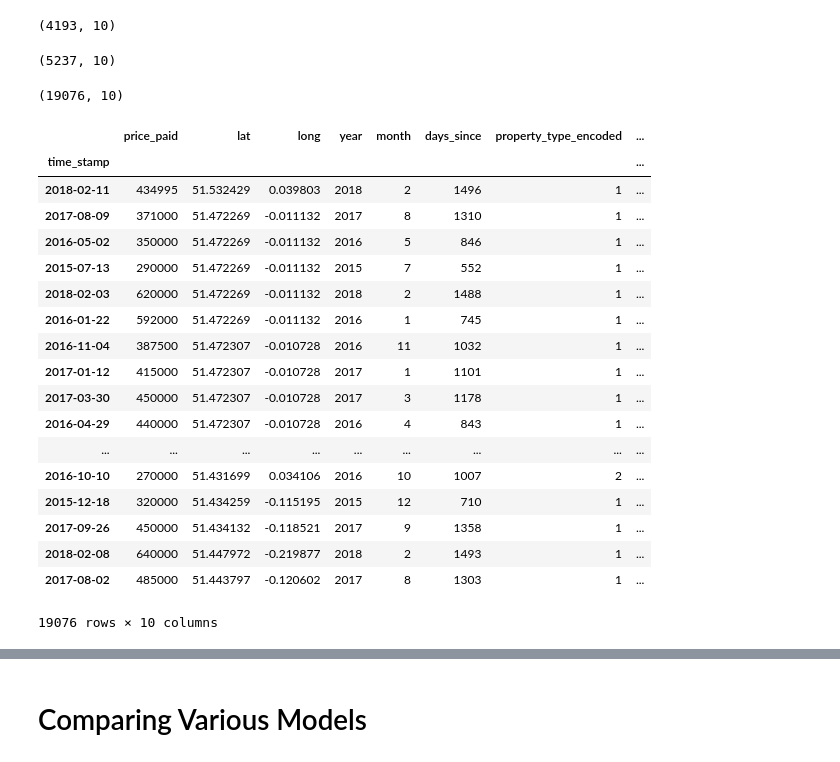
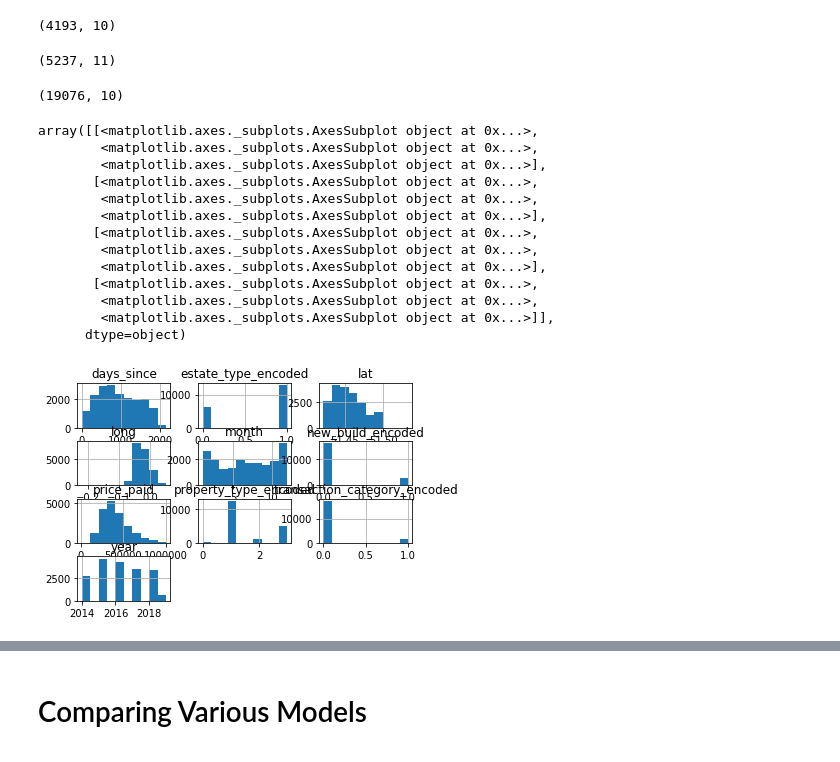
Before and after one commit to davidmaceachern/QAC020X303, a Jupyter notebook: notebooks/test_harness.ipynb, the cells around one changed output, grey strips where cells are left out. Cells and saved outputs as stored; diff of their text form; code cells hidden in the pictures.

```diff
--- a/notebooks/test_harness.ipynb
+++ b/notebooks/test_harness.ipynb
@@ -169,11 +175,11 @@ df['new_build_encoded'] = df[['new_build']].apply(preprocessing.LabelEncoder().f
 df['estate_type_encoded'] = df[['estate_type']].apply(preprocessing.LabelEncoder().fit_transform)
 df['transaction_category_encoded'] = df[['transaction_category']].apply(preprocessing.LabelEncoder().fit_transform)
 # Selecting columns for modelling
-df = df[['price_paid', 'lat','long','year','month','days_since','property_type_encoded','new_build_encoded','estate_type_encoded','transaction_category_encoded']]
-croydon_prep = df
-croydon_prep.shape
+croydon_prep = df[['price_paid', 'lat','long','year','month','days_since', 'property_type_encoded','new_build_encoded','estate_type_encoded','transaction_category_encoded']]
+croydon_averages = df[['price_paid', 'lat','long','year','month','days_since', 'property_type', 'property_type_encoded','new_build_encoded','estate_type_encoded','transaction_category_encoded']]
+croydon_averages.shape
 # %% [output]
-(5237, 10)
+(5237, 11)
 # %%
 df = lewisham
 # remove property type other
@@ -237,24 +243,19 @@ df.to_pickle('../data/processed/lewisham_prep.pkl')
 # corr.style.background_gradient(cmap='coolwarm')
 # %%
 # subset - district days since time series latlon outliers removed
-df
+df.hist()
 # %% [output]
-|  | price_paid | lat | long | year | month | days_since | property_type_encoded | ... |
-| time_stamp |  |  |  |  |  |  |  | ... |
-| 2018-02-11 | 434995 | 51.532429 | 0.039803 | 2018 | 2 | 1496 | 1 | ... |
-| 2017-08-09 | 371000 | 51.472269 | -0.011132 | 2017 | 8 | 1310 | 1 | ... |
-| 2016-05-02 | 350000 | 51.472269 | -0.011132 | 2016 | 5 | 846 | 1 | ... |
-| 2015-07-13 | 290000 | 51.472269 | -0.011132 | 2015 | 7 | 552 | 1 | ... |
-| 2018-02-03 | 620000 | 51.472269 | -0.011132 | 2018 | 2 | 1488 | 1 | ... |
-| 2016-01-22 | 592000 | 51.472269 | -0.011132 | 2016 | 1 | 745 | 1 | ... |
-| 2016-11-04 | 387500 | 51.472307 | -0.010728 | 2016 | 11 | 1032 | 1 | ... |
-| 2017-01-12 | 415000 | 51.472307 | -0.010728 | 2017 | 1 | 1101 | 1 | ... |
-| 2017-03-30 | 450000 | 51.472307 | -0.010728 | 2017 | 3 | 1178 | 1 | ... |
-| 2016-04-29 | 440000 | 51.472307 | -0.010728 | 2016 | 4 | 843 | 1 | ... |
-| ... | ... | ... | ... | ... | ... | ... | ... | ... |
-| 2016-10-10 | 270000 | 51.431699 | 0.034106 | 2016 | 10 | 1007 | 2 | ... |
-| 2015-12-18 | 320000 | 51.434259 | -0.115195 | 2015 | 12 | 710 | 1 | ... |
-| 2017-09-26 | 450000 | 51.434132 | -0.118521 | 2017 | 9 | 1358 | 1 | ... |
-| 2018-02-08 | 640000 | 51.447972 | -0.219877 | 2018 | 2 | 1493 | 1 | ... |
-| 2017-08-02 | 485000 | 51.443797 | -0.120602 | 2017 | 8 | 1303 | 1 | ... |
-19076 rows × 10 columns
+array([[<matplotlib.axes._subplots.AxesSubplot object at 0x...>,
+        <matplotlib.axes._subplots.AxesSubplot object at 0x...>,
+        <matplotlib.axes._subplots.AxesSubplot object at 0x...>],
+       [<matplotlib.axes._subplots.AxesSubplot object at 0x...>,
+        <matplotlib.axes._subplots.AxesSubplot object at 0x...>,
+        <matplotlib.axes._subplots.AxesSubplot object at 0x...>],
+       [<matplotlib.axes._subplots.AxesSubplot object at 0x...>,
+        <matplotlib.axes._subplots.AxesSubplot object at 0x...>,
+        <matplotlib.axes._subplots.AxesSubplot object at 0x...>],
+       [<matplotlib.axes._subplots.AxesSubplot object at 0x...>,
+        <matplotlib.axes._subplots.AxesSubplot object at 0x...>,
+        <matplotlib.axes._subplots.AxesSubplot object at 0x...>]],
+      dtype=object)
+[figure, added]
```
Also changed, not shown: parts of 11 cells of this notebook, 20 other files.
